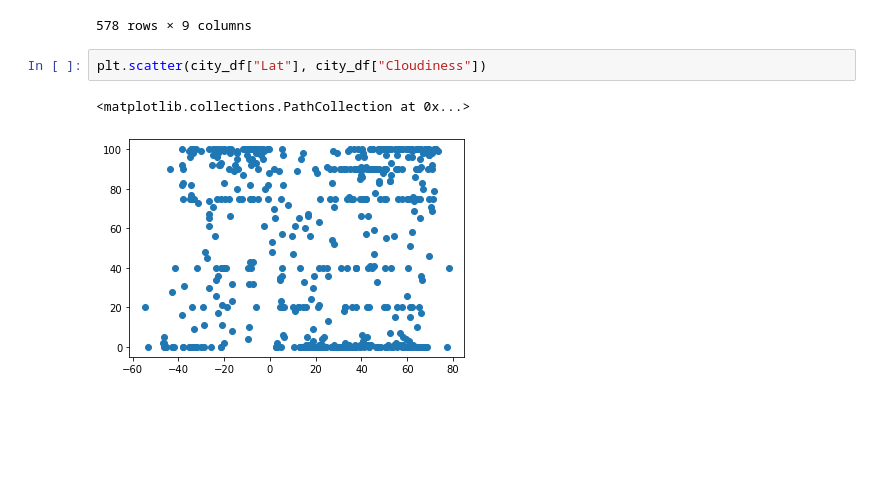
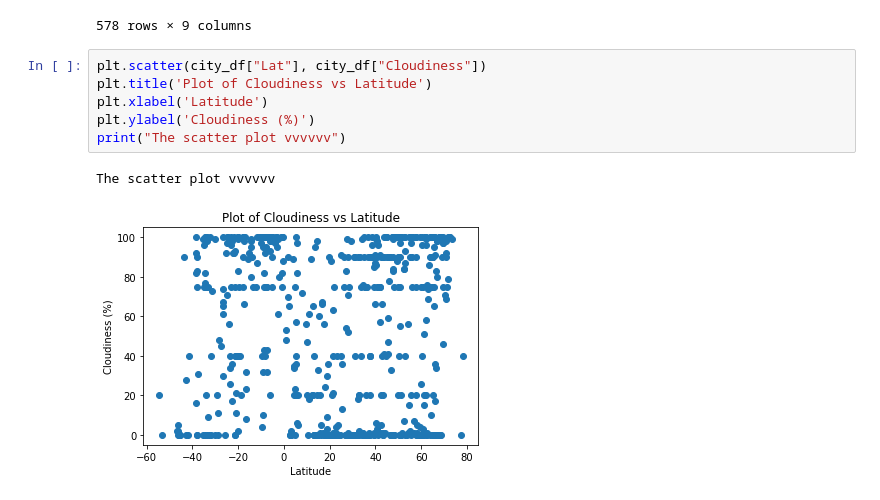
Before and after one commit to dorisakpovwa/python-api-challenge, a Jupyter notebook: WeatherPy/Weatherapi.ipynb, the cells around one changed output. Cells and saved outputs as stored; diff of their text form; blank space fills up the shorter version.

```diff
--- a/WeatherPy/Weatherapi.ipynb
+++ b/WeatherPy/Weatherapi.ipynb
@@ -149,10 +149,14 @@ city_df
 | 576 | Ulladulla | -35.3500 | 150.4667 | 82.99 | 61 | 0 | 6.91 | AU | 1613099881 |
 | 577 | Coahuayana Viejo | 18.7333 | -103.6833 | 67.93 | 85 | 30 | 1.54 | MX | 1613099881 |
 578 rows × 9 columns
-# %%
-plt.scatter(city_df["Lat"], city_df["Cloudiness"])
-# %% [output]
-<matplotlib.collections.PathCollection at 0x...>
-[figure, removed]
+# %%
+plt.scatter(city_df["Lat"], city_df["Cloudiness"])
+plt.title('Plot of Cloudiness vs Latitude')
+plt.xlabel('Latitude')
+plt.ylabel('Cloudiness (%)')
+print("The scatter plot vvvvvv")
+# %% [output]
+The scatter plot vvvvvv
+[figure, added]
 # %%
 plt.scatter(city_df["Lat"], city_df["Max Temp"])
```
Also changed, not shown: parts of 10 cells of this notebook.
